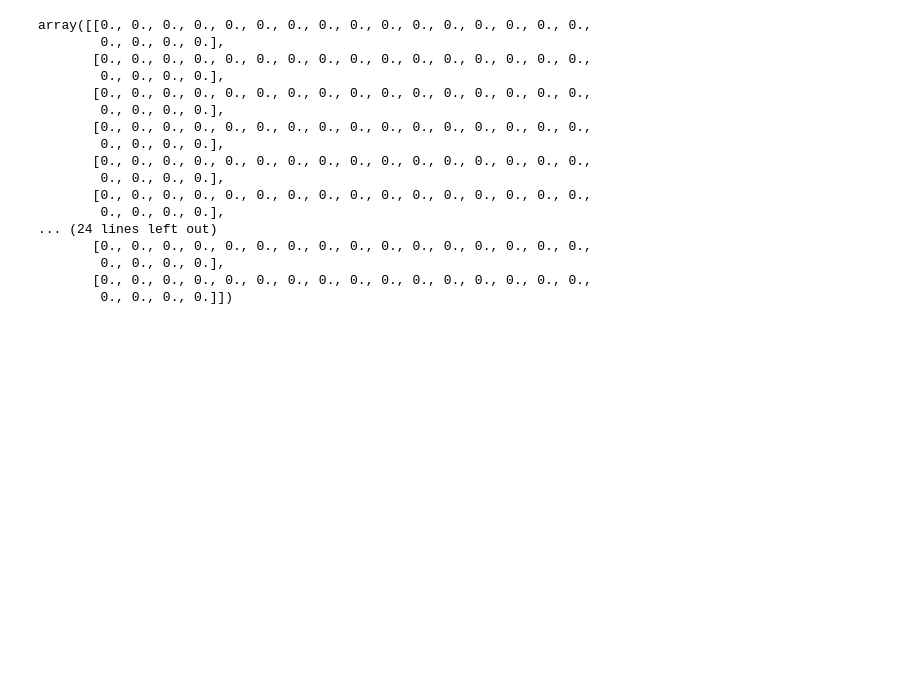
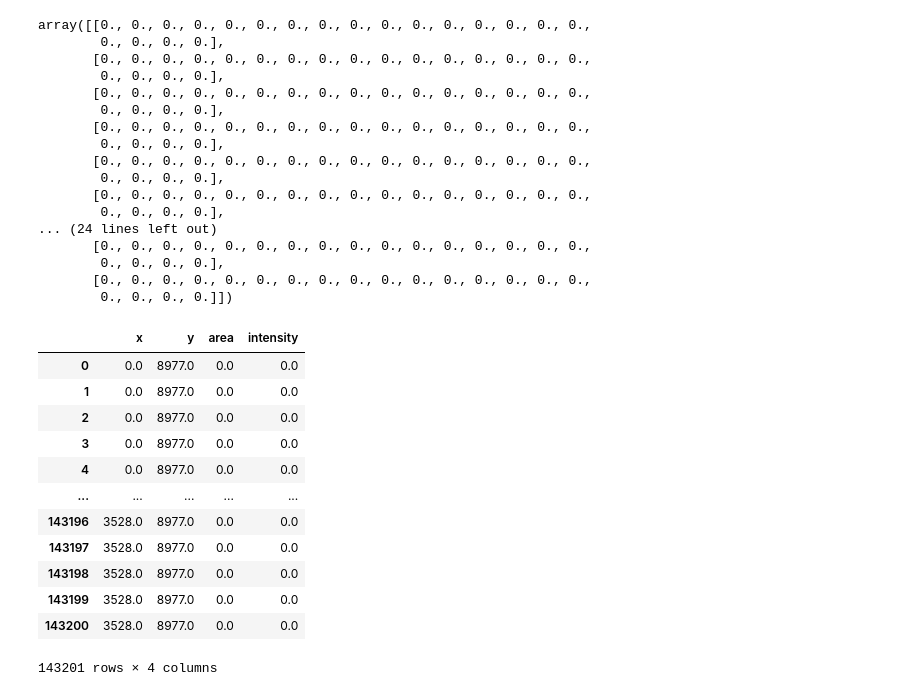
Before and after one commit to nielkiway/voxel_creation, a Jupyter notebook: Debugging_fill_area function.ipynb, the cells around one changed output. Drawn from its saved outputs; the diff is of its cells as text; code cells hidden in the pictures; blank space fills up the shorter version.

```diff
--- a/Debugging_fill_area function.ipynb
+++ b/Debugging_fill_area function.ipynb
@@ -178,3 +178,19 @@ array([[0., 0., 0., 0., 0., 0., 0., 0., 0., 0., 0., 0., 0., 0., 0., 0.,
         0., 0., 0., 0.],
        [0., 0., 0., 0., 0., 0., 0., 0., 0., 0., 0., 0., 0., 0., 0., 0.,
         0., 0., 0., 0.]])
+# %%
+df_docked
+# %% [output]
+|  | x | y | area | intensity |
+| 0 | 0.0 | 8977.0 | 0.0 | 0.0 |
+| 1 | 0.0 | 8977.0 | 0.0 | 0.0 |
+| 2 | 0.0 | 8977.0 | 0.0 | 0.0 |
+| 3 | 0.0 | 8977.0 | 0.0 | 0.0 |
+| 4 | 0.0 | 8977.0 | 0.0 | 0.0 |
+| ... | ... | ... | ... | ... |
+| 143196 | 3528.0 | 8977.0 | 0.0 | 0.0 |
+| 143197 | 3528.0 | 8977.0 | 0.0 | 0.0 |
+| 143198 | 3528.0 | 8977.0 | 0.0 | 0.0 |
+| 143199 | 3528.0 | 8977.0 | 0.0 | 0.0 |
+| 143200 | 3528.0 | 8977.0 | 0.0 | 0.0 |
+143201 rows × 4 columns
```
Also changed, not shown: parts of 18 cells of this notebook.
